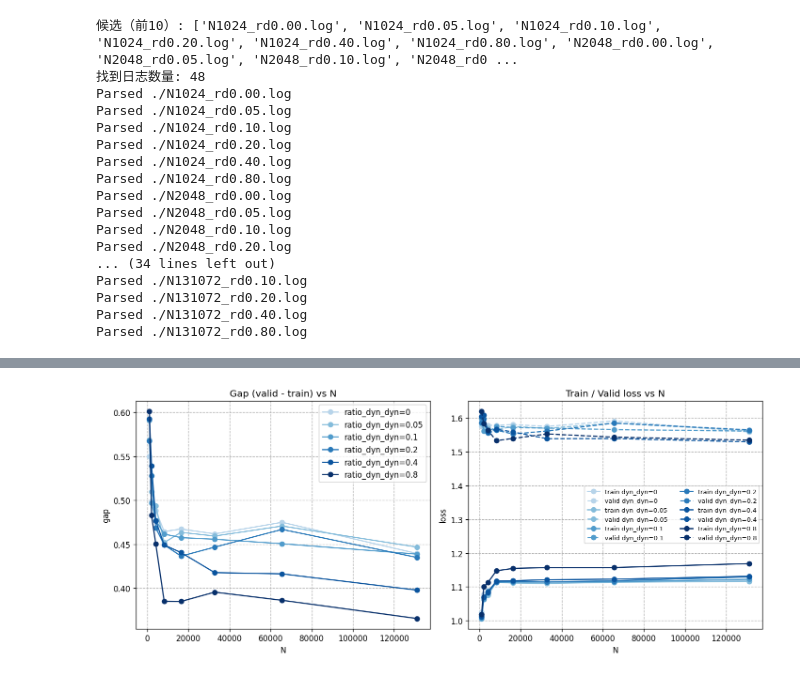
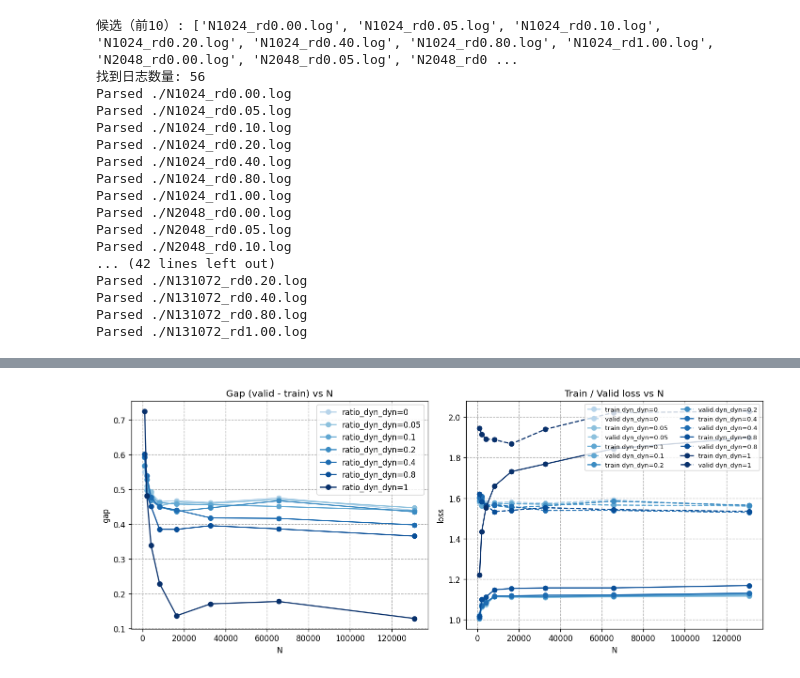
Before and after one commit to YanchengZhou2003/SeLM_v2, a Jupyter notebook: logs/log_final6/analysis.ipynb, the cells around one changed output, grey strips where cells are left out. Saved outputs shown, nothing was run; the diff lists cells and outputs as text; code cells hidden in the pictures.

```diff
--- a/logs/log_final6/analysis.ipynb
+++ b/logs/log_final6/analysis.ipynb
@@ -176,7 +176,7 @@ log_dir   = "."
 # N 从 1024 开始，按 2 倍到 131072
 N_list    = [1024*(2**k) for k in range(0, 8)]  # 1024, 2048, ..., 131072
 # ratio 按你的字符串格式，确保与文件名完全一致
-ratio_list = ["0.00","0.05","0.10","0.20","0.40","0.80"]
+ratio_list = ["0.00","0.05","0.10","0.20","0.40","0.80", "1.00"]
 
 candidates = make_log_filenames(N_list, ratio_list)
 print("候选（前10）:", candidates[:10])
@@ -193,22 +193,22 @@ display(df_final)
 # 单张图：左 gap=valid-train；右分别的 train/valid（同色：实线/虚线）
 plot_gap_and_losses_by_ratio(df_final, title_suffix="")
 # %% [output]
-候选（前10）: ['N1024_rd0.00.log', 'N1024_rd0.05.log', 'N1024_rd0.10.log', 'N1024_rd0.20.log', 'N1024_rd0.40.log', 'N1024_rd0.80.log', 'N2048_rd0.00.log', 'N2048_rd0.05.log', 'N2048_rd0.10.log', 'N2048_rd0 ...
-找到日志数量: 48
+候选（前10）: ['N1024_rd0.00.log', 'N1024_rd0.05.log', 'N1024_rd0.10.log', 'N1024_rd0.20.log', 'N1024_rd0.40.log', 'N1024_rd0.80.log', 'N1024_rd1.00.log', 'N2048_rd0.00.log', 'N2048_rd0.05.log', 'N2048_rd0 ...
+找到日志数量: 56
 Parsed ./N1024_rd0.00.log
 Parsed ./N1024_rd0.05.log
 Parsed ./N1024_rd0.10.log
 Parsed ./N1024_rd0.20.log
 Parsed ./N1024_rd0.40.log
 Parsed ./N1024_rd0.80.log
+Parsed ./N1024_rd1.00.log
 Parsed ./N2048_rd0.00.log
 Parsed ./N2048_rd0.05.log
 Parsed ./N2048_rd0.10.log
-Parsed ./N2048_rd0.20.log
-... (34 lines left out)
-Parsed ./N131072_rd0.10.log
+... (42 lines left out)
 Parsed ./N131072_rd0.20.log
 Parsed ./N131072_rd0.40.log
 Parsed ./N131072_rd0.80.log
+Parsed ./N131072_rd1.00.log
 |  | file | N | ratio_dyn | final_train_loss | final_valid_loss | final_train_acc | final_valid_acc | ... |
 | 0 | N1024_rd0.00.log | 1024 | 0.00 | 1.0256 | 1.5758 | 0.6885 | 0.5586 | ... |
@@ -230 +230 @@ Parsed ./N131072_rd0.80.log
-[figure, old version]
+[figure, new version]
```
Also changed, not shown: parts of 1 cell of this notebook.
